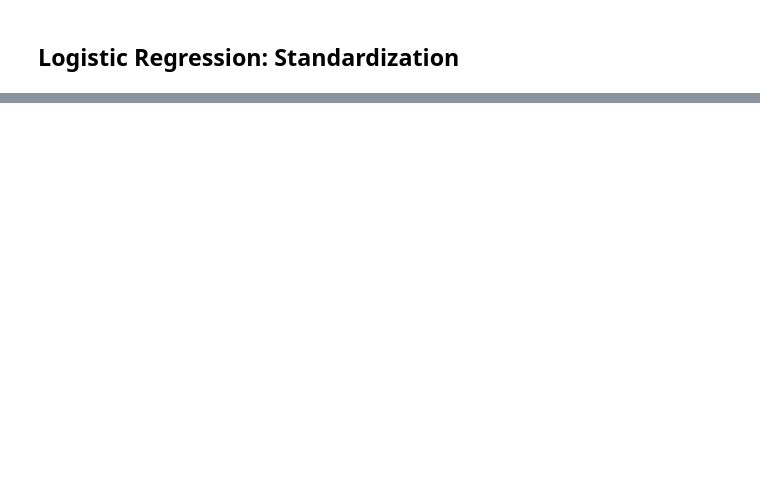
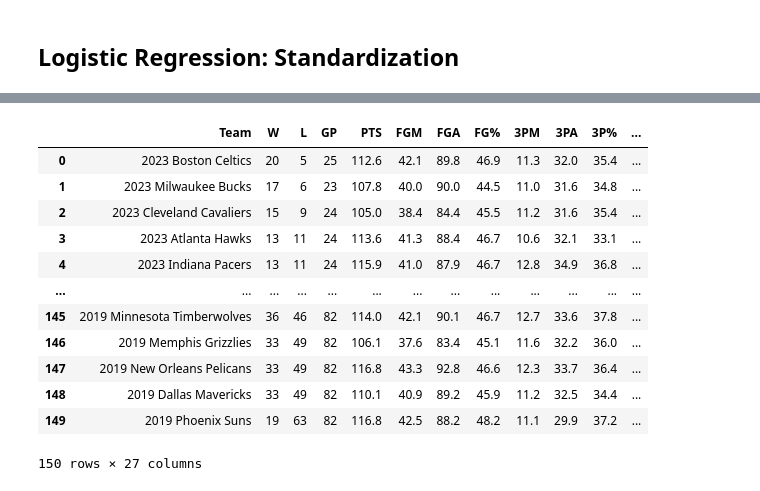
Before and after one commit to mattmori21/Kings-Project, a Jupyter notebook: data.ipynb, the cells around one changed output, grey strips where cells are left out. Saved outputs shown, nothing was run; the diff lists cells and outputs as text; code cells hidden in the pictures; blank space fills up the shorter version.

```diff
--- a/data.ipynb
+++ b/data.ipynb
@@ -311,15 +602,28 @@ print(model.predict(kingsfullnbastats23))
 # %%
 #Dataframes available:
 kings_stats
 kings_shoot_stats
 kings_salary
 nbateams
 kings_final_df
 league_wins_losses
 nbateamstats
 nbaefficiencystats
 pd.set_option('display.max_columns', None)
 fullnbastats
-kings_stats_22
+# %% [output]
+|  | Team | W | L | GP | PTS | FGM | FGA | FG% | 3PM | 3PA | 3P% | ... |
+| 0 | 2023 Boston Celtics | 20 | 5 | 25 | 112.6 | 42.1 | 89.8 | 46.9 | 11.3 | 32.0 | 35.4 | ... |
+| 1 | 2023 Milwaukee Bucks | 17 | 6 | 23 | 107.8 | 40.0 | 90.0 | 44.5 | 11.0 | 31.6 | 34.8 | ... |
+| 2 | 2023 Cleveland Cavaliers | 15 | 9 | 24 | 105.0 | 38.4 | 84.4 | 45.5 | 11.2 | 31.6 | 35.4 | ... |
+| 3 | 2023 Atlanta Hawks | 13 | 11 | 24 | 113.6 | 41.3 | 88.4 | 46.7 | 10.6 | 32.1 | 33.1 | ... |
+| 4 | 2023 Indiana Pacers | 13 | 11 | 24 | 115.9 | 41.0 | 87.9 | 46.7 | 12.8 | 34.9 | 36.8 | ... |
+| ... | ... | ... | ... | ... | ... | ... | ... | ... | ... | ... | ... | ... |
+| 145 | 2019 Minnesota Timberwolves | 36 | 46 | 82 | 114.0 | 42.1 | 90.1 | 46.7 | 12.7 | 33.6 | 37.8 | ... |
+| 146 | 2019 Memphis Grizzlies | 33 | 49 | 82 | 106.1 | 37.6 | 83.4 | 45.1 | 11.6 | 32.2 | 36.0 | ... |
+| 147 | 2019 New Orleans Pelicans | 33 | 49 | 82 | 116.8 | 43.3 | 92.8 | 46.6 | 12.3 | 33.7 | 36.4 | ... |
+| 148 | 2019 Dallas Mavericks | 33 | 49 | 82 | 110.1 | 40.9 | 89.2 | 45.9 | 11.2 | 32.5 | 34.4 | ... |
+| 149 | 2019 Phoenix Suns | 19 | 63 | 82 | 116.8 | 42.5 | 88.2 | 48.2 | 11.1 | 29.9 | 37.2 | ... |
+150 rows × 27 columns
 # %%
 %store kings_final_df
```
Also changed, not shown: parts of 26 cells of this notebook.
